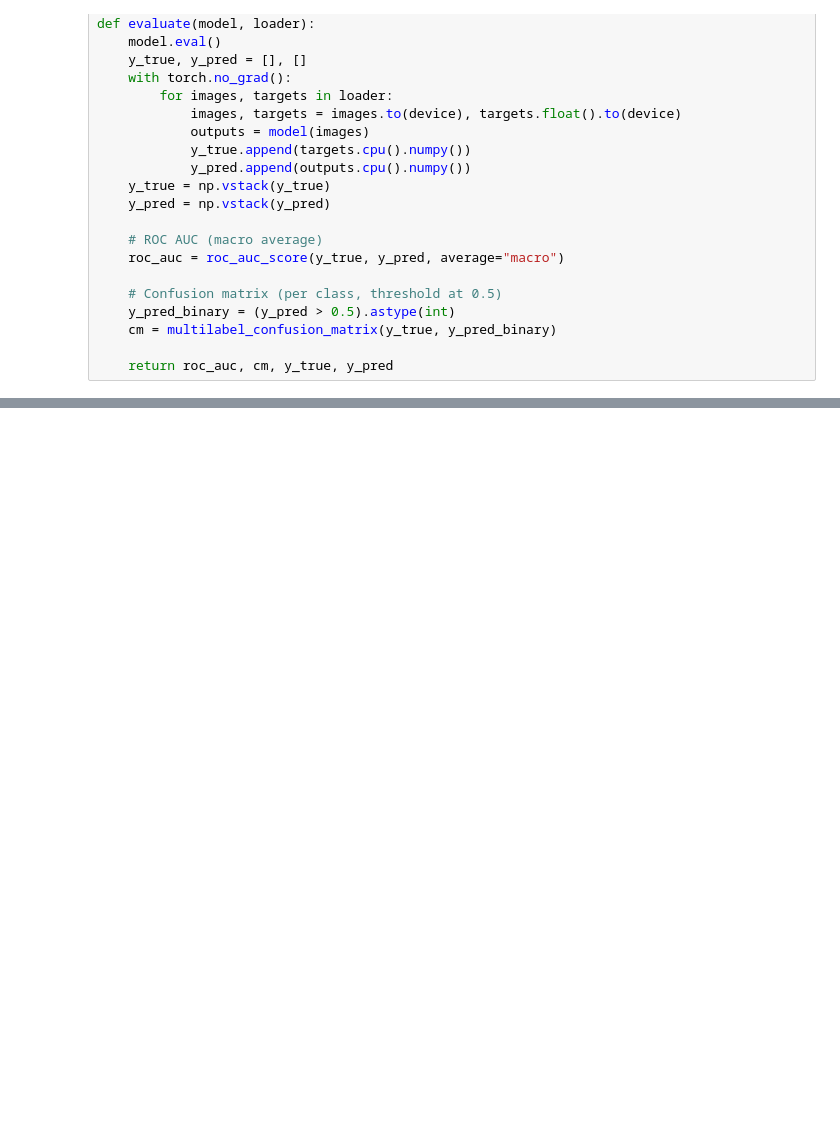
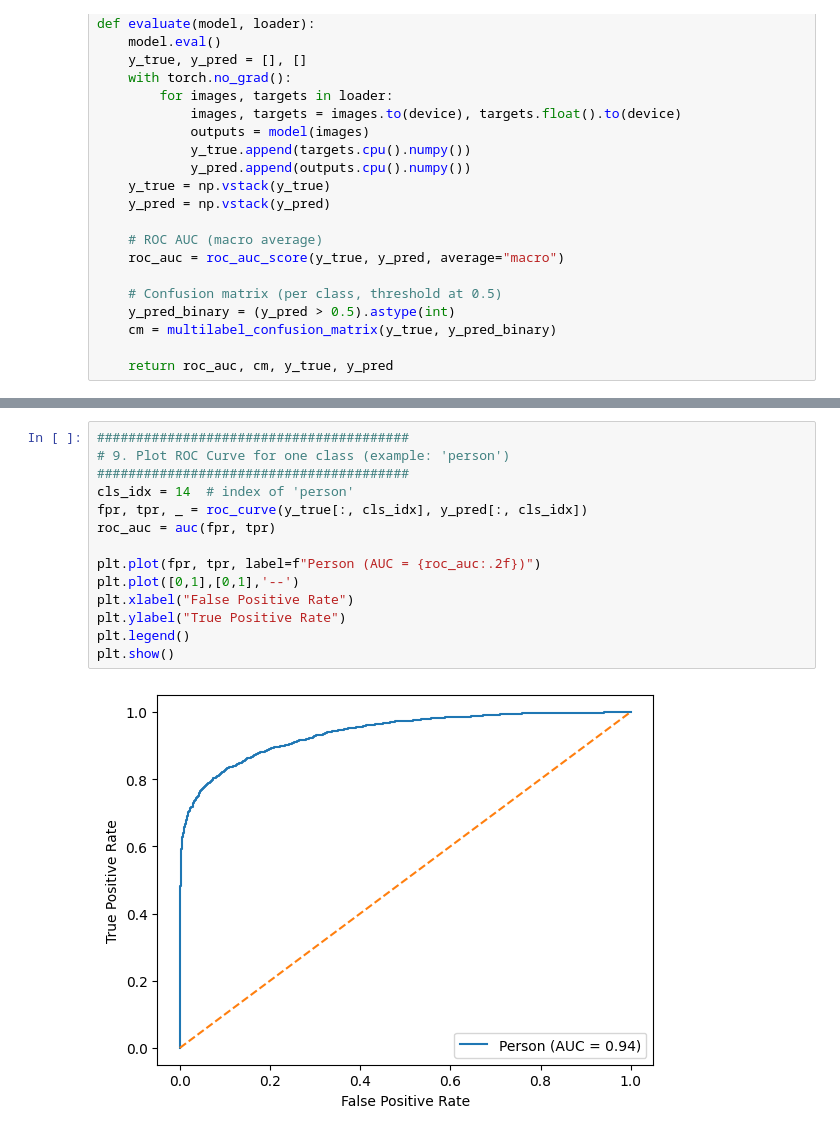
Before and after one commit to kkmedlin/object_detection_with_pascal_voc, a Jupyter notebook: notebooks/day3_classification.ipynb, the cells around one changed output, grey strips where cells are left out. Saved outputs shown, nothing was run; the diff lists cells and outputs as text; blank space fills up the shorter version.

```diff
--- a/notebooks/day3_classification.ipynb
+++ b/notebooks/day3_classification.ipynb
@@ -139,0 +178,16 @@ PicklingError: Can't pickle <function <lambda> at 0x...>: attribute lookup <lamb
+# %%
+########################################
+# 9. Plot ROC Curve for one class (example: 'person')
+########################################
+cls_idx = 14  # index of 'person'
+fpr, tpr, _ = roc_curve(y_true[:, cls_idx], y_pred[:, cls_idx])
+roc_auc = auc(fpr, tpr)
+
+plt.plot(fpr, tpr, label=f"Person (AUC = {roc_auc:.2f})")
+plt.plot([0,1],[0,1],'--')
+plt.xlabel("False Positive Rate")
+plt.ylabel("True Positive Rate")
+plt.legend()
+plt.show()
+# %% [output]
+[figure, added]
```
Also changed, not shown: parts of 4 cells of this notebook, 4 other files.
